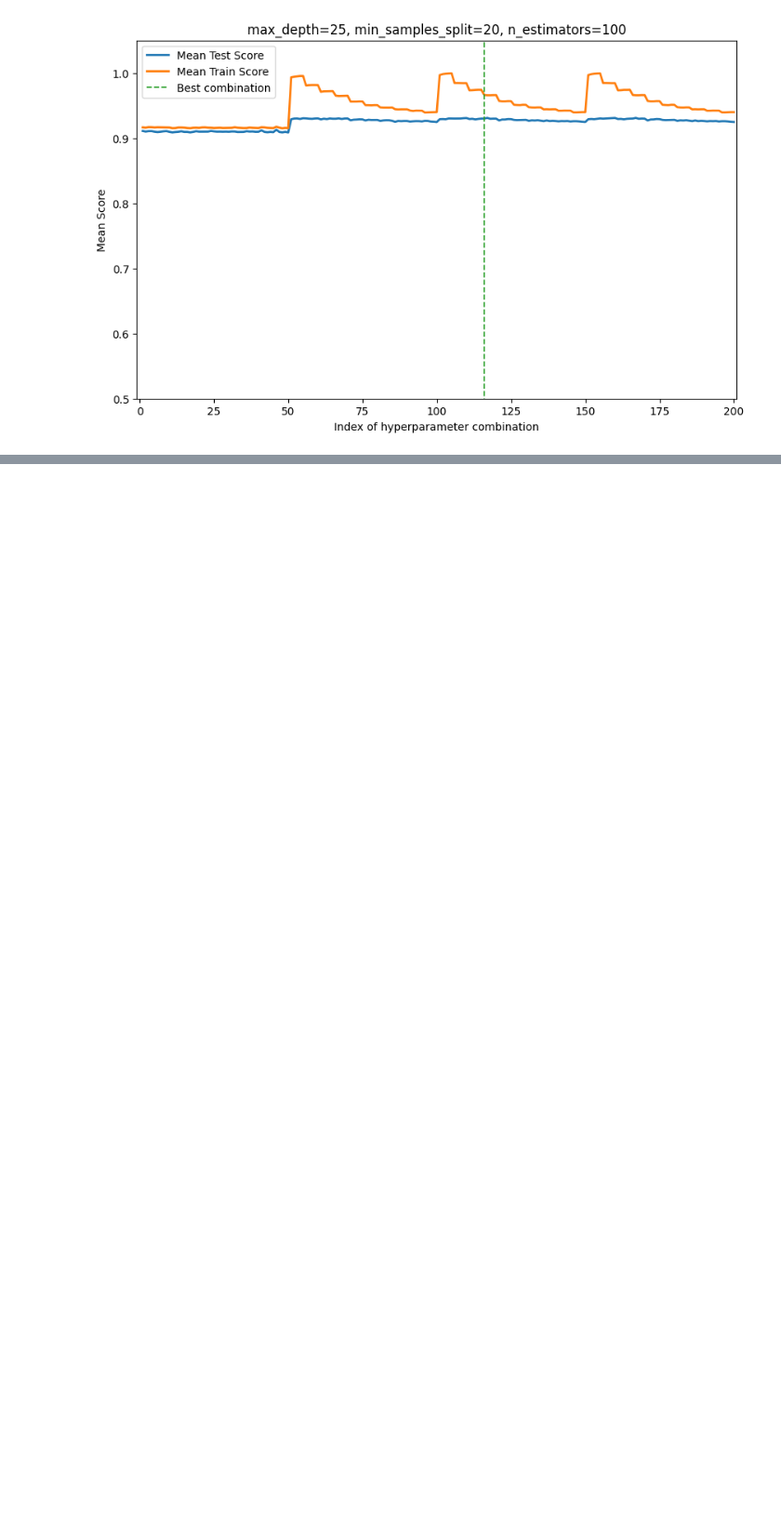
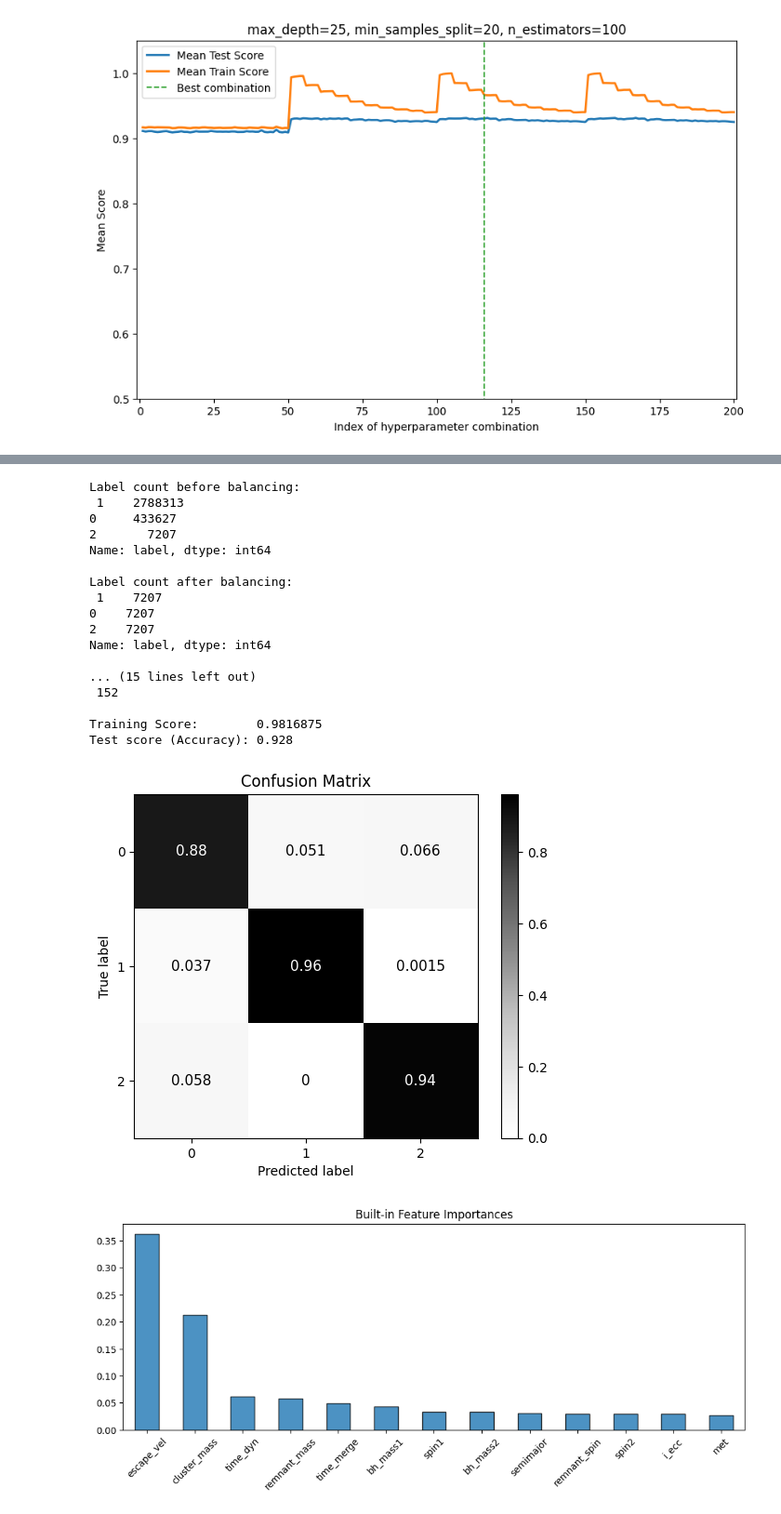
Before and after one commit to Berto70/hm_bbh, a Jupyter notebook: group_07_2324.ipynb, the cells around one changed output, grey strips where cells are left out. Shown at 93% size. Cells and saved outputs as stored; diff of their text form; code cells hidden in the pictures; blank space fills up the shorter version.

```diff
--- a/group_07_2324.ipynb
+++ b/group_07_2324.ipynb
@@ -608,0 +650,42 @@ h.gridsearch_scores(grid_search_ngen_RF)
+# %%
+# Define the parameter grid
+param_grid_lab_xgb = {
+    'n_estimators': [100, 150, 200],    # Number of boosting rounds
+    'max_depth': [25, 30],                # Maximum depth of each tree
+    'learning_rate': [0.1, 0.2],           # Learning rate (shrinkage parameter)
+    'subsample': [0.3, 0.5],                # Fraction of samples used for training each tree
+    'colsample_bytree': [0.3, 0.5],         # Fraction of features used for training each tree
+    'gamma': [0.2, 0.5],                      # Minimum loss reduction required to make a further partition on a leaf node
+    #'reg_alpha': [0, 0.1, 0.2],                  # L1 regularization term on weights
+    'reg_lambda': [5, 10],                 # L2 regularization term on weights
+}
+
+X_lab_xgb, y_lab_xgb, X_train_lab_xgb, y_train_lab_xgb, X_test_lab_xgb, y_test_lab_xgb = h.data_preprocessing(
+    df, n_sample=20_000, label='label', random_state=42, test_size=0.2, balanced_label=True)
+
+XGB_best_lab, y_pred_lab_xgb, grid_search_lab_xgb = h.gridsearch_XGB(param_grid=param_grid_lab_xgb, cv=3,
+                                                                 X_train=X_train_lab_xgb, y_train=y_train_lab_xgb, X_test=X_test_lab_xgb,
+                                                                 n_jobs=25, verbose=0)
+
+h.model_evaluation(XGB_best_lab, X_lab_xgb, y_lab_xgb, X_train_lab_xgb,
+                   y_train_lab_xgb, X_test_lab_xgb, y_test_lab_xgb, y_pred_lab_xgb, bar_plot=True)
+# %% [output]
+Label count before balancing:
+ 1    2788313
+0     433627
+2       7207
+Name: label, dtype: int64
+
+Label count after balancing:
+ 1    7207
+0    7207
+2    7207
+Name: label, dtype: int64
+
+... (15 lines left out)
+ 152
+
+Training Score:        0.9816875
+Test score (Accuracy): 0.928
+[figure, added]
+[figure, added]
```
Also changed, not shown: parts of 19 cells of this notebook.
